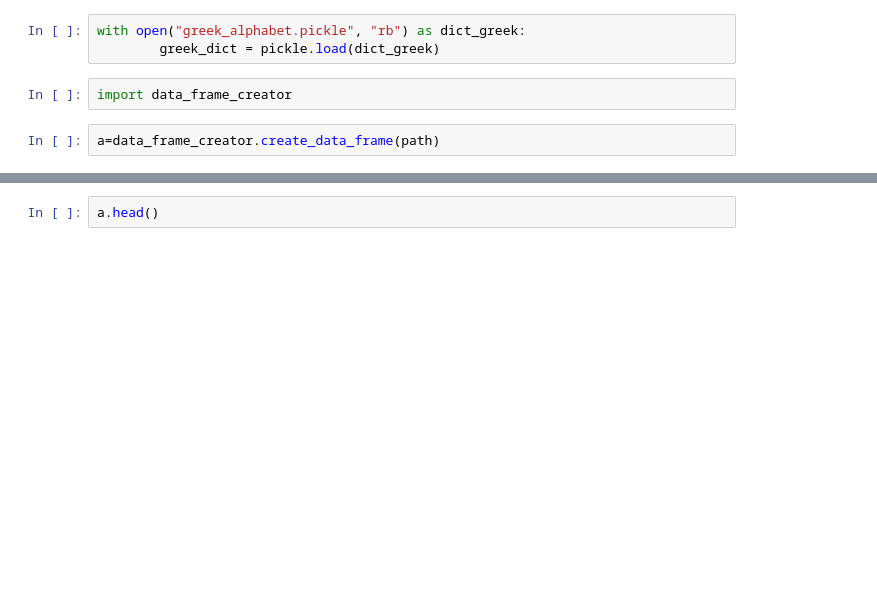
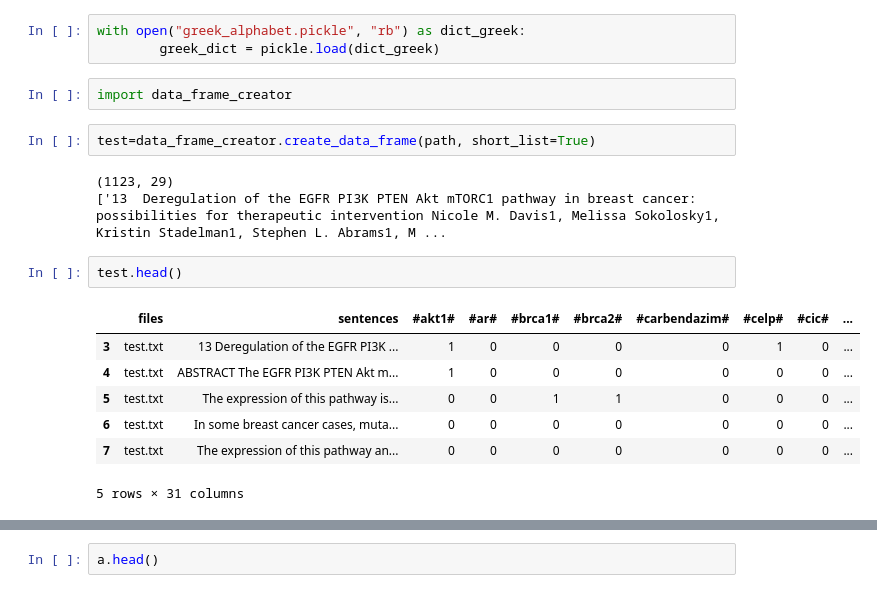
Before and after one commit to ayadlin/Capstone, a Jupyter notebook: Data_Generator.ipynb, the cells around one changed output, grey strips where cells are left out. Drawn from its saved outputs; the diff is of its cells as text; blank space fills up the shorter version.

```diff
--- a/Data_Generator.ipynb
+++ b/Data_Generator.ipynb
@@ -40,4 +40,17 @@ with open("greek_alphabet.pickle", "rb") as dict_greek:
 # %%
 import data_frame_creator
 # %%
-a=data_frame_creator.create_data_frame(path)
+test=data_frame_creator.create_data_frame(path, short_list=True)
+# %% [output]
+(1123, 29)
+['13  Deregulation of the EGFR PI3K PTEN Akt mTORC1 pathway in breast cancer: possibilities for therapeutic intervention Nicole M. Davis1, Melissa Sokolosky1, Kristin Stadelman1, Stephen L. Abrams1, M ...
+# %%
+test.head()
+# %% [output]
+|  | files | sentences | #akt1# | #ar# | #brca1# | #brca2# | #carbendazim# | #celp# | #cic# | ... |
+| 3 | test.txt | 13 Deregulation of the EGFR PI3K ... | 1 | 0 | 0 | 0 | 0 | 1 | 0 | ... |
+| 4 | test.txt | ABSTRACT The EGFR PI3K PTEN Akt m... | 1 | 0 | 0 | 0 | 0 | 0 | 0 | ... |
+| 5 | test.txt | The expression of this pathway is... | 0 | 0 | 1 | 1 | 0 | 0 | 0 | ... |
+| 6 | test.txt | In some breast cancer cases, muta... | 0 | 0 | 0 | 0 | 0 | 0 | 0 | ... |
+| 7 | test.txt | The expression of this pathway an... | 0 | 0 | 0 | 0 | 0 | 0 | 0 | ... |
+5 rows × 31 columns
```
Also changed, not shown: parts of 32 cells of this notebook, 2 other files.
